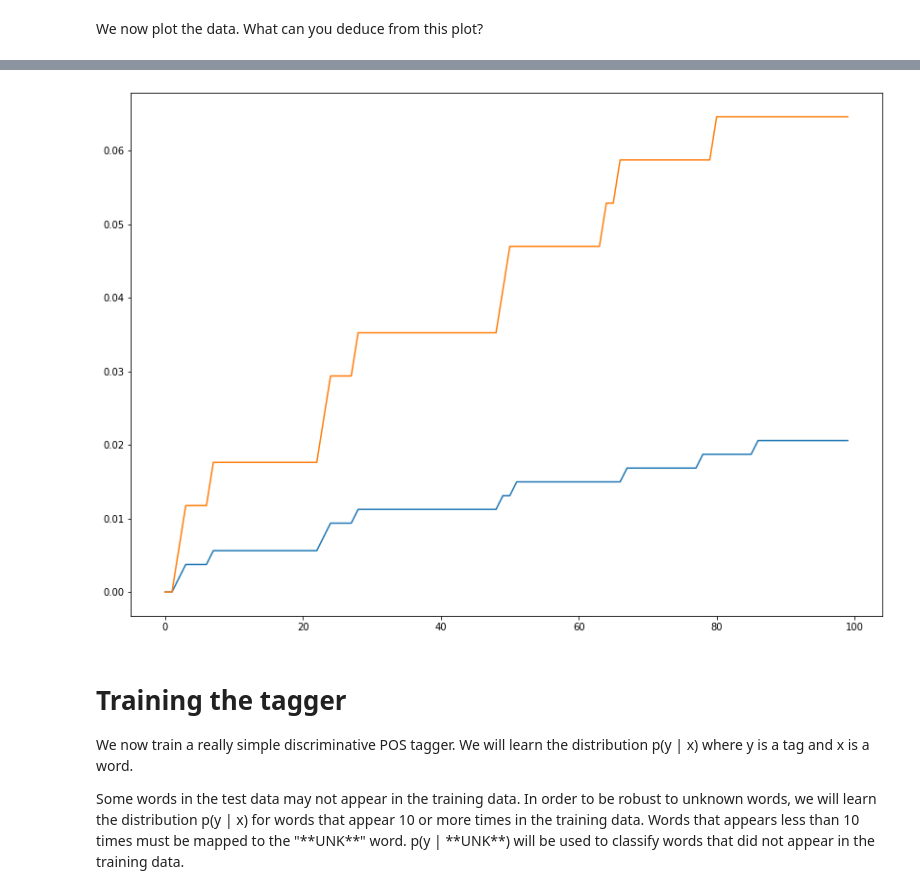
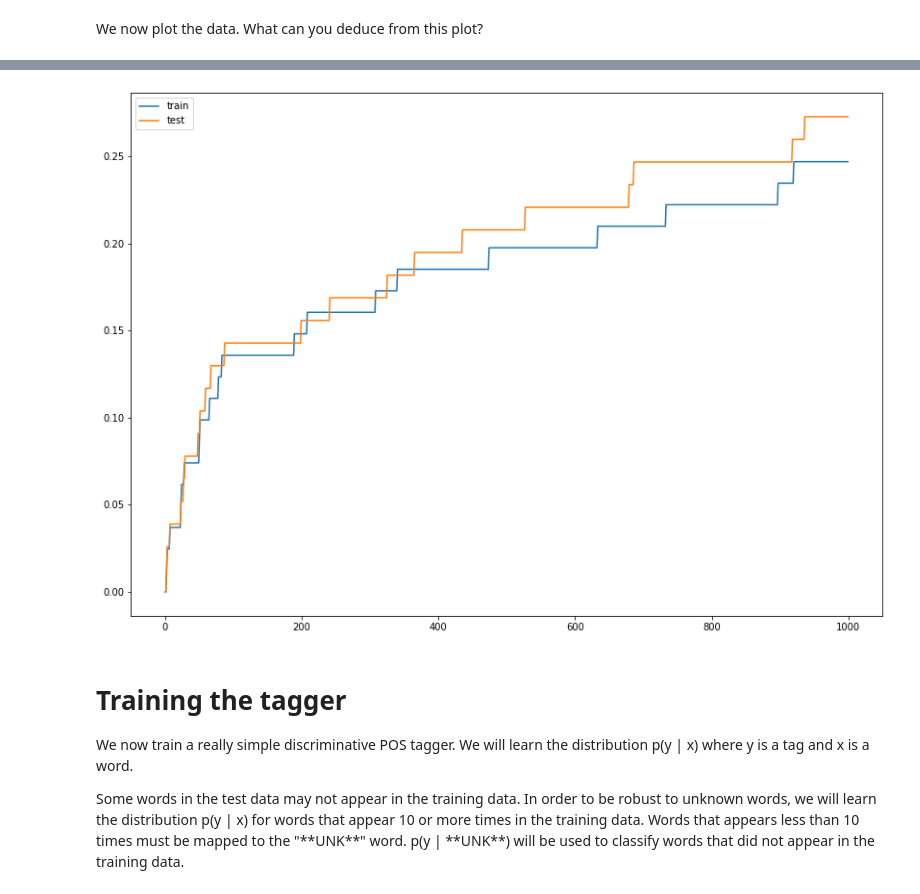
Before and after one commit to FlorianBertelli/M2_AIC, a Jupyter notebook: LargeScaleInference/TP1.ipynb, the cells around one changed output, grey strips where cells are left out. Cells and saved outputs as stored; diff of their text form; code cells hidden in the pictures.

```diff
--- a/LargeScaleInference/TP1.ipynb
+++ b/LargeScaleInference/TP1.ipynb
@@ -190,4 +190,4 @@ def compute_word_counts(data):
                 dic[w]+=1
             else:
                 dic[w]=1
-    return(dic)
+    return dic
@@ -197,8 +194,5 @@ test_word_counts = compute_word_counts(test_data)
 # %%
-import operator
-
-sorted_train_word_counts = sorted(train_word_counts.items(), key=operator.itemgetter(1), reverse=True)
-print(sorted_train_word_counts[:10])
-
-sorted_test_word_counts = sorted(test_word_counts.items(), key=operator.itemgetter(1), reverse=True)
-print(sorted_test_word_counts[:10])
+train_word_count = compute_word_counts(train_data)
+test_word_count = compute_word_counts(test_data)
+sorted_train_word_count = sorted(train_word_count.items(), key = operator.itemgetter(1), reverse=True)
+sorted_test_word_count = sorted(test_word_count.items(), key = operator.itemgetter(1), reverse=True)
@@ -213,7 +204,7 @@ print(sorted_test_word_counts[:10])
 # the percentage of words in the dataset that are in the input set words
 def compute_cover(dataset, words):
     count = 0
-    for w in words:
-        if w in dataset:
-            count +=1
-    return(count/len(dataset) *100)
+    for w in set(dataset):
+        if w in words:
+            count+=1
+    return count/len(set(dataset))
@@ -239,0 +213,18 @@ x = [i for i in range(N_)]
+# %%
+x = list()
+y_train = list()
+y_test = list()
+
+sorted_w_train_only = [t[0] for t in sorted_train_word_count]
+sorted_w_test_only = [t[0] for t in sorted_test_word_count]
+
+w_train_only = [t[0] for t in train_word_count]
+w_test_only = [t[0] for t in test_word_count]
+
+print(sorted_w_train_only[:10])
+print(sorted_train_word_count[:10])
+
+N = 1000
+x = range(N)
+y_train = [compute_cover(w_train_only, sorted_w_train_only[:n], ) for n in range(N)]
+y_test = [compute_cover(w_test_only, sorted_w_test_only[:n], ) for n in range(N)]
@@ -242,10 +241,11 @@ We now plot the data. What can you deduce from this plot?
 # %%
 fig=plt.figure(figsize=(14, 10))
-plt.plot(x, y_train)
-plt.plot(x, y_dev)
+plt.plot(x, y_train, label='train')
+plt.plot(x, y_test, label='test')
+plt.legend()
 plt.show()
 # %% [output]
-[figure, old version]
+[figure, new version]
 # %% [markdown]
 # Training the tagger
 
```
Also changed, not shown: parts of 30 cells of this notebook.
